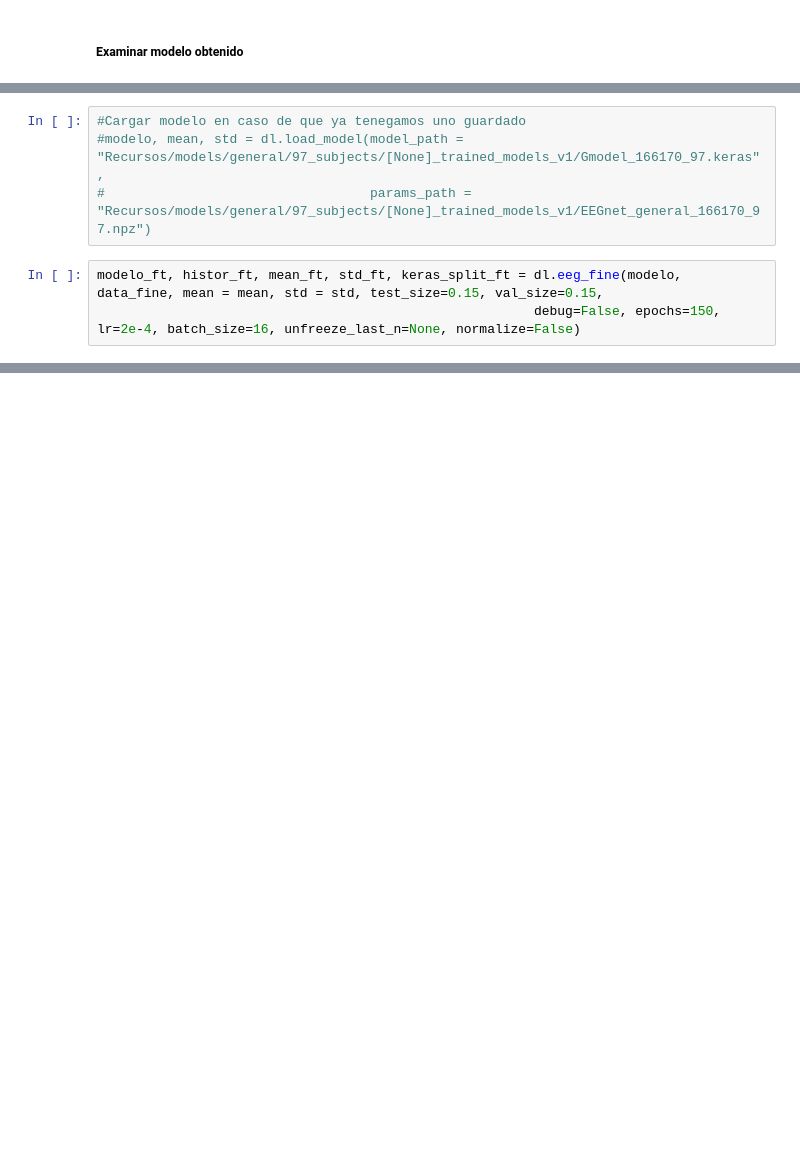
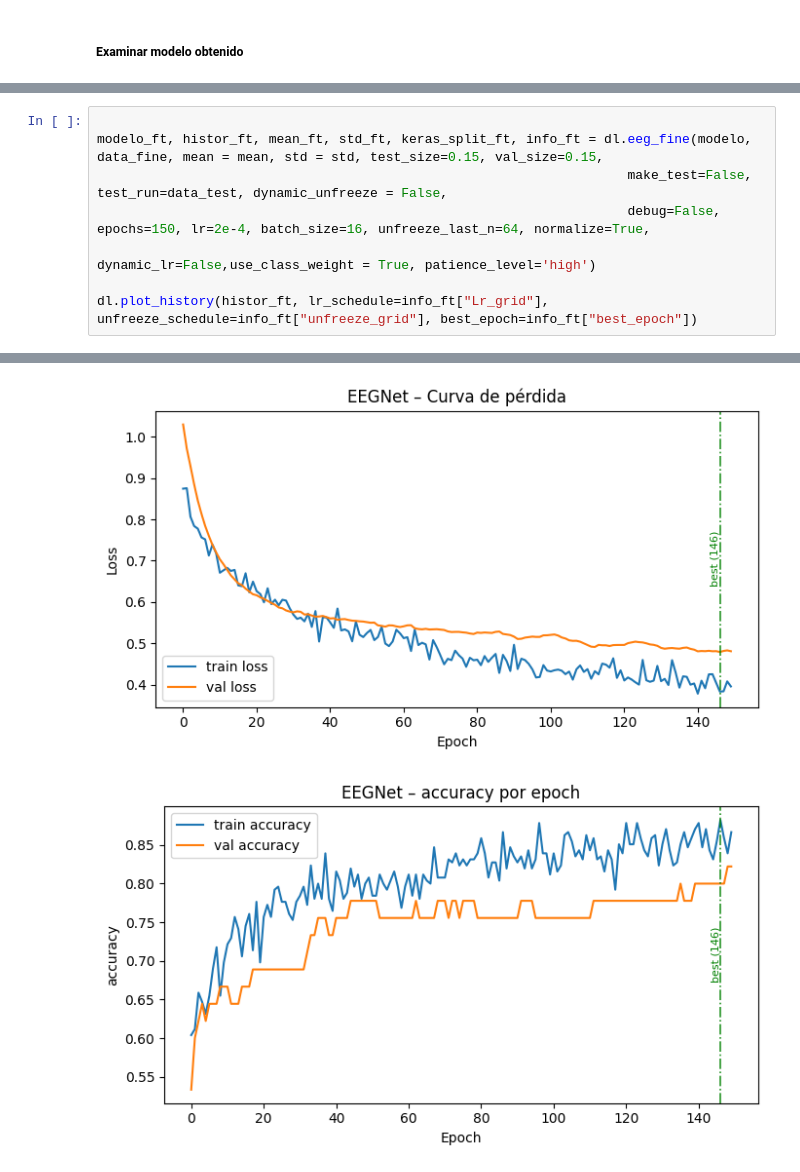
Before and after one commit to Alskat/Movement_clasify, a Jupyter notebook: notebooks/entrenamiento_DL_v2.ipynb, the cells around one changed output, grey strips where cells are left out. Drawn from its saved outputs; the diff is of its cells as text; blank space fills up the shorter version.

```diff
--- a/notebooks/entrenamiento_DL_v2.ipynb
+++ b/notebooks/entrenamiento_DL_v2.ipynb
@@ -246,8 +440,9 @@ Clases del modelo: {0: np.str_('rest'), 1: np.str_('right_m'), 2: np.str_('left_
-# %%
-#Cargar modelo en caso de que ya tenegamos uno guardado
-#modelo, mean, std = dl.load_model(model_path = "Recursos/models/general/97_subjects/[None]_trained_models_v1/Gmodel_166170_97.keras",
-#                                  params_path = "Recursos/models/general/97_subjects/[None]_trained_models_v1/EEGnet_general_166170_97.npz")
 # %%
-modelo_ft, histor_ft, mean_ft, std_ft, keras_split_ft = dl.eeg_fine(modelo, data_fine, mean = mean, std = std, test_size=0.15, val_size=0.15,
-                                                        debug=False, epochs=150, lr=2e-4, batch_size=16, unfreeze_last_n=None, normalize=False)
+
+modelo_ft, histor_ft, mean_ft, std_ft, keras_split_ft, info_ft = dl.eeg_fine(modelo, data_fine, mean = mean, std = std, test_size=0.15, val_size=0.15,
+                                                                    make_test=False, test_run=data_test, dynamic_unfreeze = False,
+                                                                    debug=False, epochs=150, lr=2e-4, batch_size=16, unfreeze_last_n=64, normalize=True,
+                                                                    dynamic_lr=False,use_class_weight = True, patience_level='high')
+
+dl.plot_history(histor_ft, lr_schedule=info_ft["Lr_grid"], unfreeze_schedule=info_ft["unfreeze_grid"], best_epoch=info_ft["best_epoch"])
 # %% [output]
@@ -254,0 +451,2 @@ modelo_ft, histor_ft, mean_ft, std_ft, keras_split_ft = dl.eeg_fine(modelo, data
+[figure, added]
+[figure, added]
```
Also changed, not shown: parts of 19 cells of this notebook, 7 other files.
